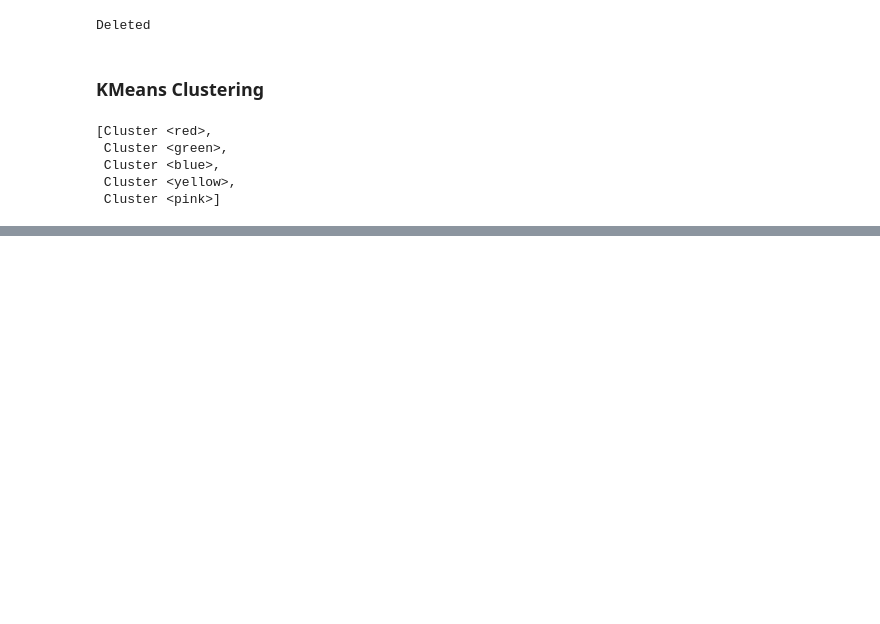
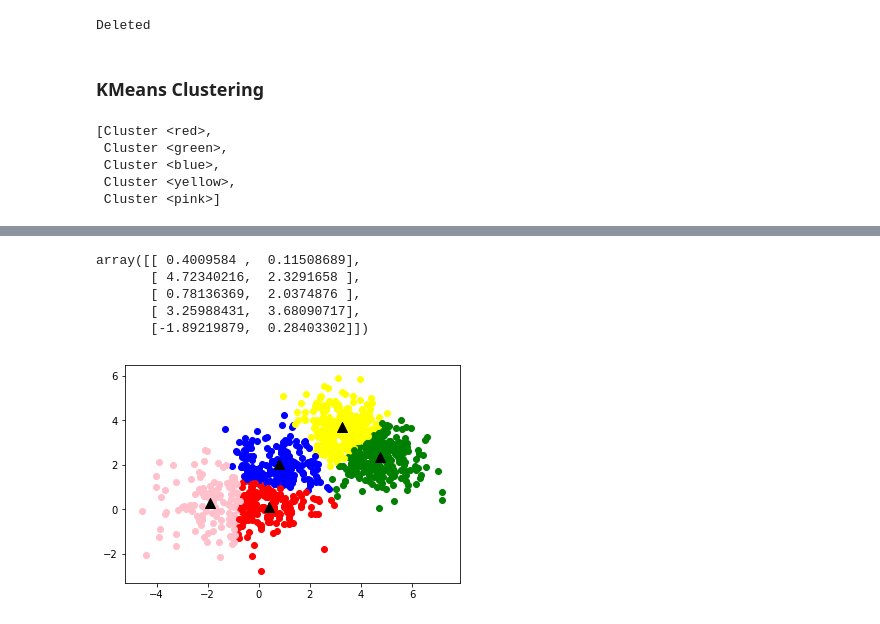
Before and after one commit to coding-blocks-archives/ML_Dwarka_June19, a Jupyter notebook: class_05/KMeans.ipynb, the cells around one changed output, grey strips where cells are left out. Cells and saved outputs as stored; diff of their text form; code cells hidden in the pictures; blank space fills up the shorter version.

```diff
--- a/class_05/KMeans.ipynb
+++ b/class_05/KMeans.ipynb
@@ -199,0 +216,3 @@ plt.show()
+# %%
+sk_kmeans = KMeans(n_clusters=5)
+sk_kmeans.fit(dataset)
@@ -199,0 +243,17 @@ plt.show()
+# %%
+sk_kmeans.cluster_centers_
+# %% [output]
+array([[ 0.4009584 ,  0.11508689],
+       [ 4.72340216,  2.3291658 ],
+       [ 0.78136369,  2.0374876 ],
+       [ 3.25988431,  3.68090717],
+       [-1.89219879,  0.28403302]])
+# %%
+plt.figure()
+for point,label in zip(dataset, sk_kmeans.labels_):
+    plt.scatter(point[0], point[1], color=colors[label])
+for center in sk_kmeans.cluster_centers_:
+    plt.scatter(center[0], center[1], color='black', marker='^', s=100)
+plt.show()
+# %% [output]
+[figure, added]
```
Also changed, not shown: parts of 10 cells of this notebook.
